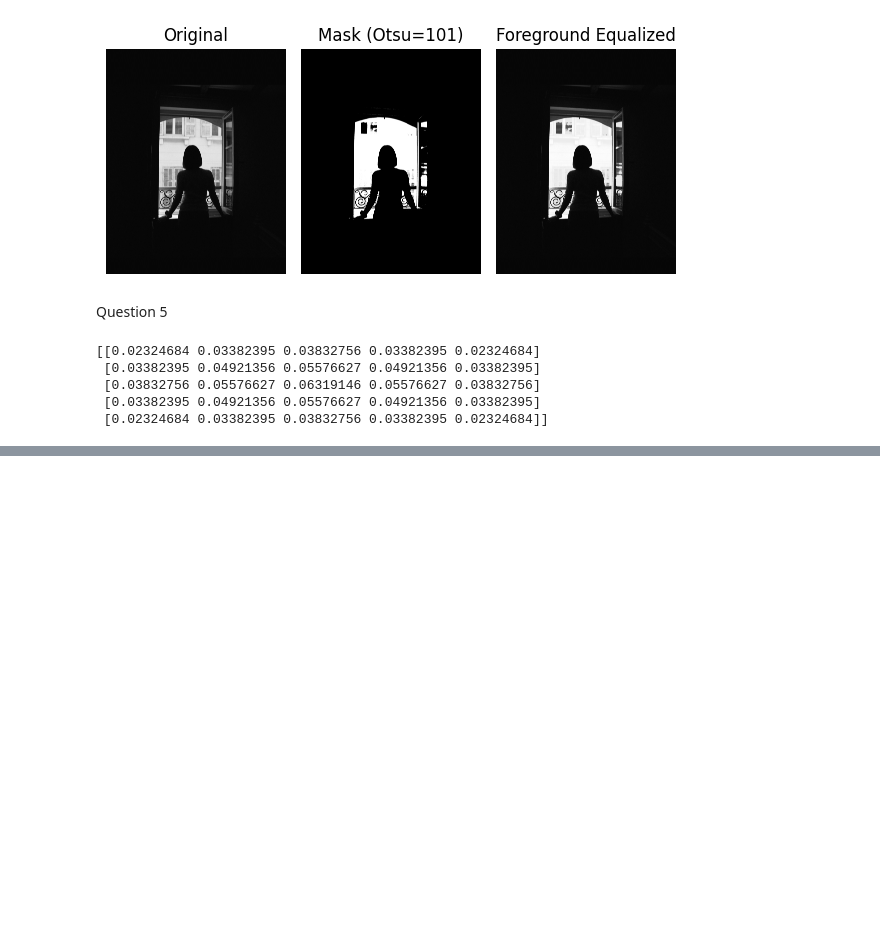
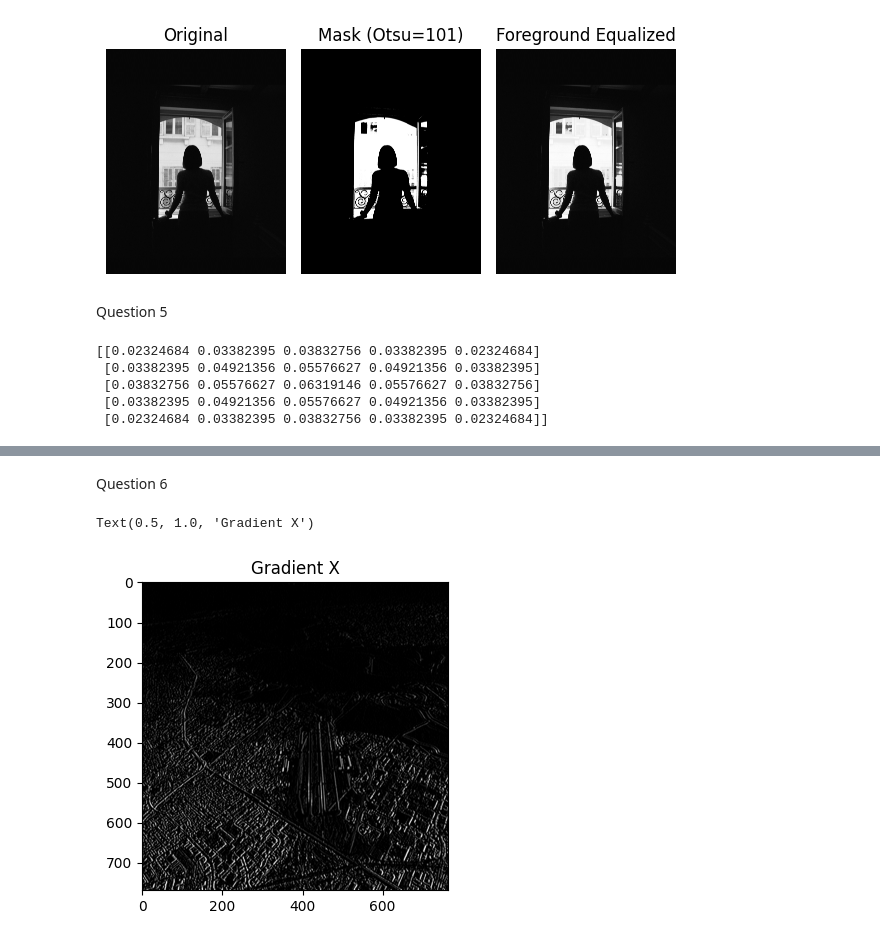
Before and after one commit to Bavitharan/computer-vision-assignment1, a Jupyter notebook: Assignment1.ipynb, the cells around one changed output, grey strips where cells are left out. Cells and saved outputs as stored; diff of their text form; code cells hidden in the pictures; blank space fills up the shorter version.

```diff
--- a/Assignment1.ipynb
+++ b/Assignment1.ipynb
@@ -187 +188,24 @@ plt.tight_layout()
 [figure]
+# %% [markdown]
+Question 6
+# %%
+def derivative_gaussian(size=5, sigma=2):
+    ax = np.linspace(-(size//2), size//2, size)
+    xx, yy = np.meshgrid(ax, ax)
+
+    G = np.exp(-(xx**2 + yy**2)/(2*sigma**2))
+    Gx = -(xx/sigma**2)*G
+    Gy = -(yy/sigma**2)*G
+
+    return Gx, Gy
+
+Gx, Gy = derivative_gaussian()
+
+grad_x = cv2.filter2D(runway, -1, Gx)
+grad_y = cv2.filter2D(runway, -1, Gy)
+
+plt.imshow(grad_x, cmap='gray')
+plt.title("Gradient X")
+# %% [output]
+Text(0.5, 1.0, 'Gradient X')
+[figure, added]
```
Also changed, not shown: parts of 2 cells of this notebook.
